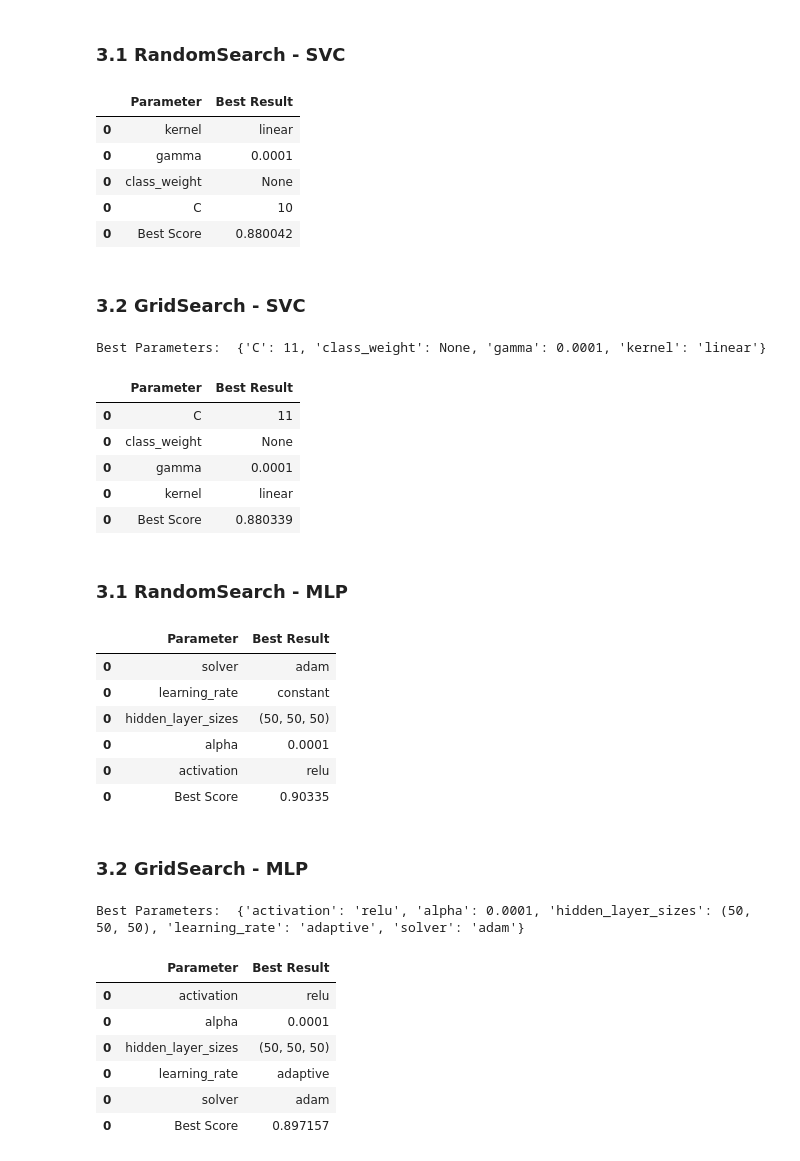
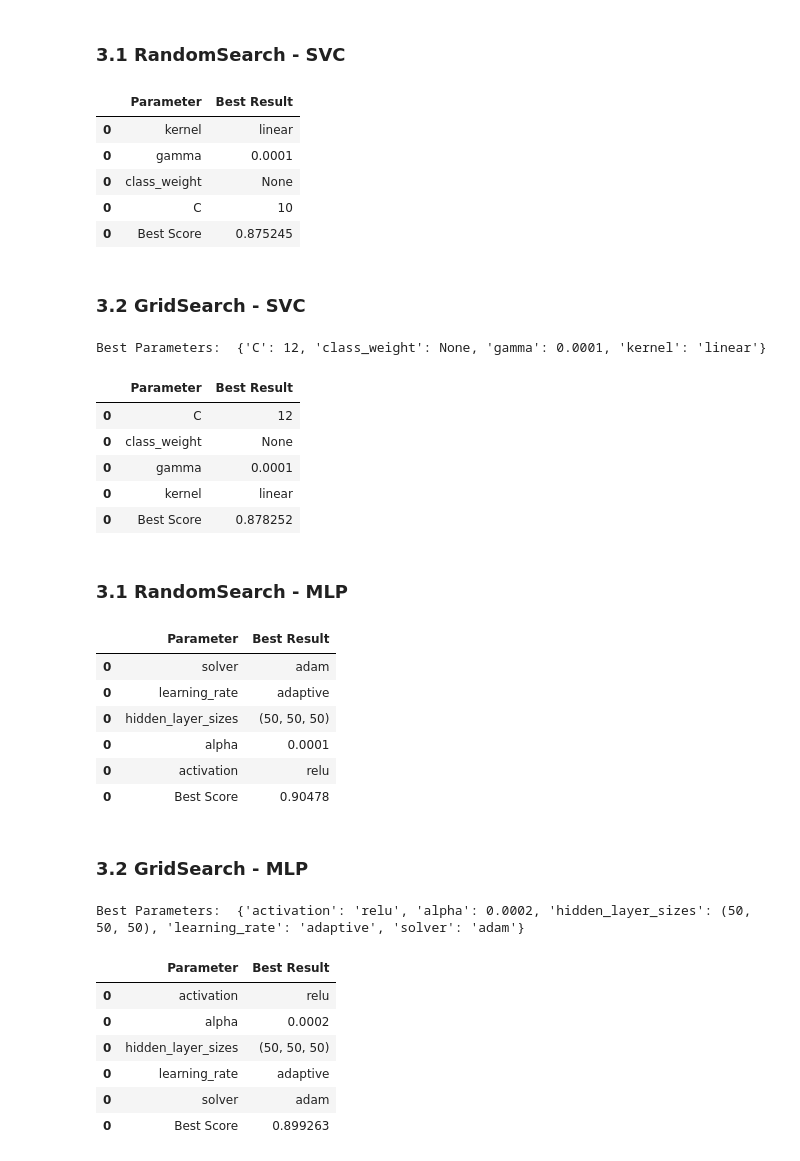
Before and after one commit to sarasustelosantos/bootcamp_group, a Jupyter notebook: 04_modelling.ipynb, the cells around one changed output. Cells and saved outputs as stored; diff of their text form; code cells hidden in the pictures.

```diff
--- a/04_modelling.ipynb
+++ b/04_modelling.ipynb
@@ -1076,7 +1076,7 @@ random_search = RandomizedSearchCV(estimator=gb_model, param_distributions=param
                                     scoring='f1', cv=5, random_state=42)
 
 # Fit the RandomizedSearchCV object to the data
-random_search.fit(X_total, y_total)
+random_search.fit(X_train_total, y_train_total)
 
 # Print the best parameters
 #print("Best Parameters: ", random_search.best_params_)
@@ -1128,7 +1128,7 @@ grid_search = GridSearchCV(estimator=gb_model, param_grid=parameter_grid,
                            scoring='f1', cv=5)
 
 # Fit the GridSearchCV object to the data
-grid_search.fit(X_total, y_total)
+grid_search.fit(X_train_total, y_train_total)
 
 # Print the best parameters
 print("Best Parameters: ", grid_search.best_params_)
@@ -1187,7 +1187,7 @@ random_search = RandomizedSearchCV(estimator=model_SVC, param_distributions=para
                                     scoring='f1', cv=5, random_state=42)
 
 # Fit the RandomizedSearchCV object to the data
-random_search.fit(X_total, y_total)  # Make sure X_total and y_total are defined
+random_search.fit(X_train_total, y_train_total)  # Make sure X_total and y_total are defined
 
 # Extract the best parameters and their scores from RandomizedSearchCV
 best_params_random = random_search.best_params_
@@ -1211,7 +1211,7 @@ results_rs_svc
 | 0 | gamma | 0.0001 |
 | 0 | class_weight | None |
 | 0 | C | 10 |
-| 0 | Best Score | 0.880042 |
+| 0 | Best Score | 0.875245 |
 # %% [markdown]
 ### 3.2 GridSearch - SVC
 # %%
@@ -1222,40 +1222,40 @@ model_SVC = SVC()
 parameter_space_grid = {
     'C': [11, 10, 12],
     'gamma': [1e-4, 2e-4, 0.5e-4],
     'kernel': ['linear'],
     'class_weight': [None],
 }
 
 # Create the GridSearchCV object
 grid_search = GridSearchCV(estimator=model_SVC, param_grid=parameter_space_grid,
                            scoring='f1', cv=5)
 
 # Fit the GridSearchCV object to the data
-grid_search.fit(X_total, y_total)  # Make sure X_total and y_total are defined
+grid_search.fit(X_train_total, y_train_total)  # Make sure X_total and y_total are defined
 
 # Print the best parameters
 print("Best Parameters: ", grid_search.best_params_)
 
 # Create a DataFrame to store the results
 results_gs_scv = pd.DataFrame(columns=['Parameter', 'Best Result'])
 
 # Add the best parameters and scores to the DataFrame
 for param, value in grid_search.best_params_.items():
     results_gs_scv = pd.concat([results_gs_scv, pd.DataFrame({'Parameter': [param], 'Best Result': [value]})])
 
 # Add the best score to the DataFrame
 results_gs_scv = pd.concat([results_gs_scv, pd.DataFrame({'Parameter': ['Best Score'], 'Best Result': [grid_search.best_score_]})])
 
 # Display the results DataFrame
 results_gs_scv
 # %% [output]
-Best Parameters:  {'C': 11, 'class_weight': None, 'gamma': 0.0001, 'kernel': 'linear'}
+Best Parameters:  {'C': 12, 'class_weight': None, 'gamma': 0.0001, 'kernel': 'linear'}
 |  | Parameter | Best Result |
-| 0 | C | 11 |
+| 0 | C | 12 |
 | 0 | class_weight | None |
 | 0 | gamma | 0.0001 |
 | 0 | kernel | linear |
-| 0 | Best Score | 0.880339 |
+| 0 | Best Score | 0.878252 |
 # %%
 final_model_svc = SVC(
     C=11,
@@ -1285,7 +1285,7 @@ random_search = RandomizedSearchCV(estimator=model_MLP, param_distributions=para
                                     scoring='f1', cv=5, random_state=42)
 
 # Fit the RandomizedSearchCV object to the data
-random_search.fit(X_total, y_total)  # Make sure X_total and y_total are defined
+random_search.fit(X_train_total, y_train_total)  # Make sure X_total and y_total are defined
 
 # Extract the best parameters and their scores from RandomizedSearchCV
 best_params_random = random_search.best_params_
@@ -1306,11 +1306,11 @@ results_rs_mlp
 # %% [output]
 |  | Parameter | Best Result |
 | 0 | solver | adam |
-| 0 | learning_rate | constant |
+| 0 | learning_rate | adaptive |
 | 0 | hidden_layer_sizes | (50, 50, 50) |
 | 0 | alpha | 0.0001 |
 | 0 | activation | relu |
-| 0 | Best Score | 0.90335 |
+| 0 | Best Score | 0.90478 |
 # %% [markdown]
 ### 3.2 GridSearch - MLP
 # %%
@@ -1331,7 +1331,7 @@ grid_search = GridSearchCV(estimator=model_MLP, param_grid=parameter_space_grid,
                            scoring='f1', cv=5)
 
 # Fit the GridSearchCV object to the data
-grid_search.fit(X_total, y_total)  # Make sure X_total and y_total are defined
+grid_search.fit(X_train_total, y_train_total)  # Make sure X_total and y_total are defined
 
 # Print the best parameters
 print("Best Parameters: ", grid_search.best_params_)
@@ -1349,14 +1349,14 @@ results_gs_mlp = pd.concat([results_gs_mlp, pd.DataFrame({'Parameter': ['Best Sc
 # Display the results DataFrame
 results_gs_mlp
 # %% [output]
-Best Parameters:  {'activation': 'relu', 'alpha': 0.0001, 'hidden_layer_sizes': (50, 50, 50), 'learning_rate': 'adaptive', 'solver': 'adam'}
+Best Parameters:  {'activation': 'relu', 'alpha': 0.0002, 'hidden_layer_sizes': (50, 50, 50), 'learning_rate': 'adaptive', 'solver': 'adam'}
 |  | Parameter | Best Result |
 | 0 | activation | relu |
-| 0 | alpha | 0.0001 |
+| 0 | alpha | 0.0002 |
 | 0 | hidden_layer_sizes | (50, 50, 50) |
 | 0 | learning_rate | adaptive |
 | 0 | solver | adam |
-| 0 | Best Score | 0.897157 |
+| 0 | Best Score | 0.899263 |
 # %%
 final_model_mlp = MLPClassifier(
     activation='relu',
```
Also changed, not shown: parts of 9 cells of this notebook.
